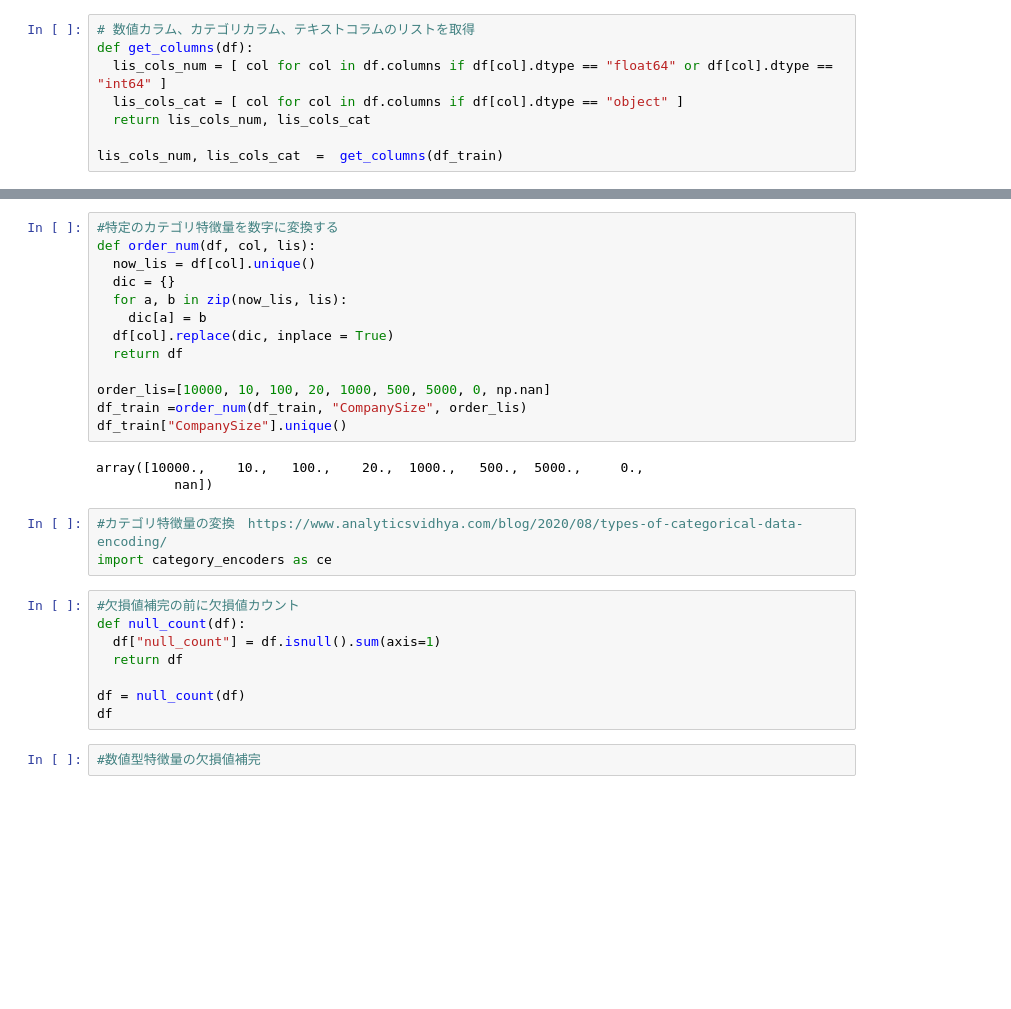
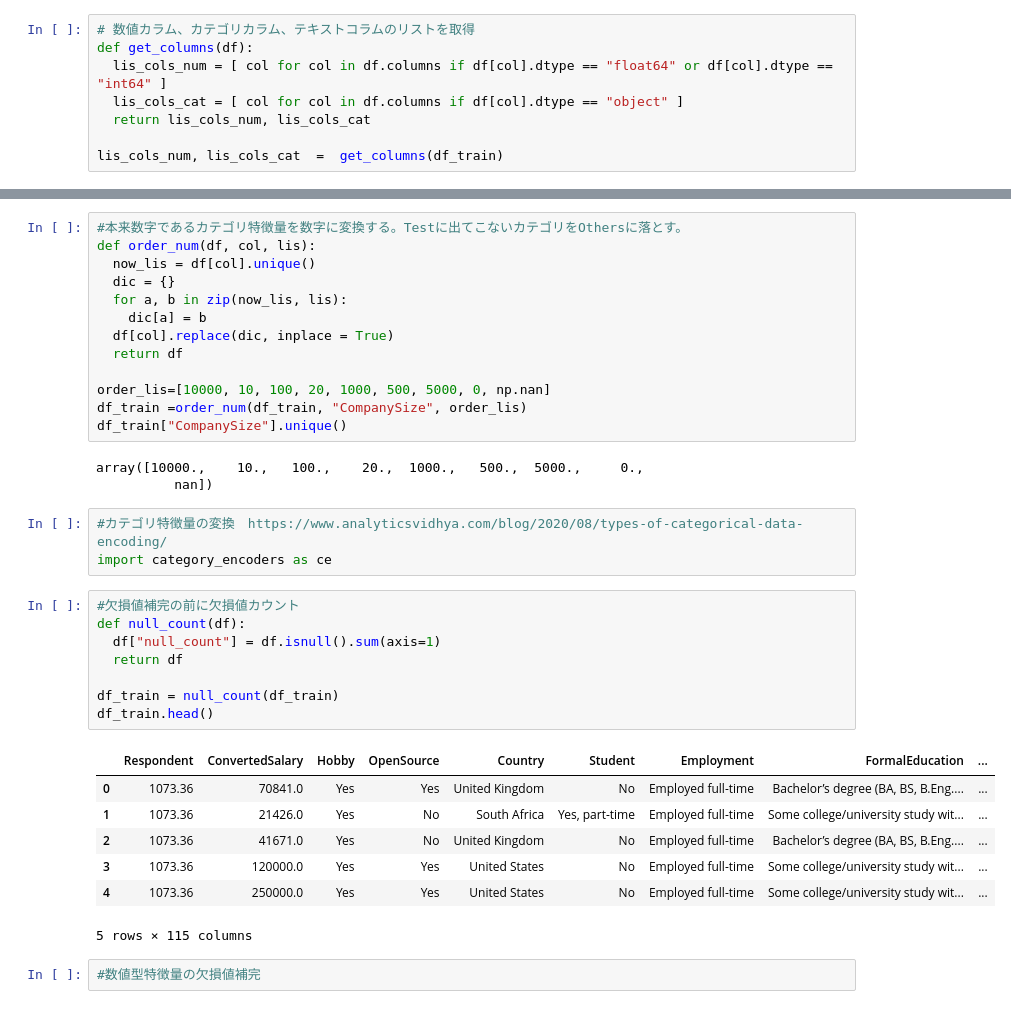
Before and after one commit to lemmingy/My_pipelines, a Jupyter notebook: liner_model.ipynb, the cells around one changed output, grey strips where cells are left out. Drawn from its saved outputs; the diff is of its cells as text; blank space fills up the shorter version.

```diff
--- a/liner_model.ipynb
+++ b/liner_model.ipynb
@@ -96,7 +104,7 @@ array(['10,000 or more employees', '10 to 19 employees',
        '5,000 to 9,999 employees', 'Fewer than 10 employees', nan],
       dtype=object)
 # %%
-#特定のカテゴリ特徴量を数字に変換する
+#本来数字であるカテゴリ特徴量を数字に変換する。Testに出てこないカテゴリをOthersに落とす。
 def order_num(df, col, lis):
   now_lis = df[col].unique()
   dic = {}
@@ -117,11 +125,19 @@ import category_encoders as ce
 # %%
 #欠損値補完の前に欠損値カウント
 def null_count(df):
   df["null_count"] = df.isnull().sum(axis=1)
   return df
 
-df = null_count(df)
-df
+df_train = null_count(df_train)
+df_train.head()
+# %% [output]
+|  | Respondent | ConvertedSalary | Hobby | OpenSource | Country | Student | Employment | FormalEducation | ... |
+| 0 | 1073.36 | 70841.0 | Yes | Yes | United Kingdom | No | Employed full-time | Bachelor’s degree (BA, BS, B.Eng.... | ... |
+| 1 | 1073.36 | 21426.0 | Yes | No | South Africa | Yes, part-time | Employed full-time | Some college/university study wit... | ... |
+| 2 | 1073.36 | 41671.0 | Yes | No | United Kingdom | No | Employed full-time | Bachelor’s degree (BA, BS, B.Eng.... | ... |
+| 3 | 1073.36 | 120000.0 | Yes | Yes | United States | No | Employed full-time | Some college/university study wit... | ... |
+| 4 | 1073.36 | 250000.0 | Yes | Yes | United States | No | Employed full-time | Some college/university study wit... | ... |
+5 rows × 115 columns
 # %%
 #数値型特徴量の欠損値補完
 # %%
```
Also changed, not shown: parts of 8 cells of this notebook.
